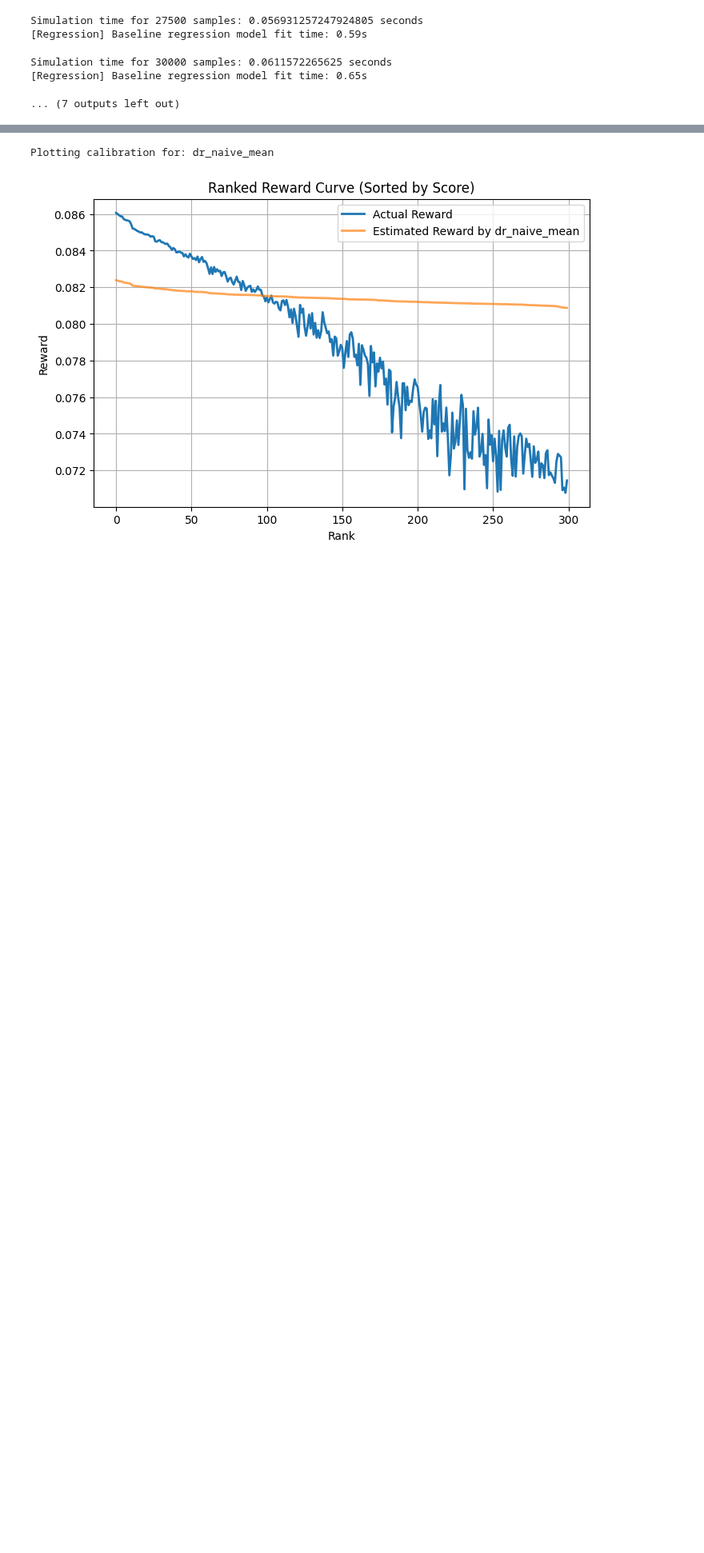
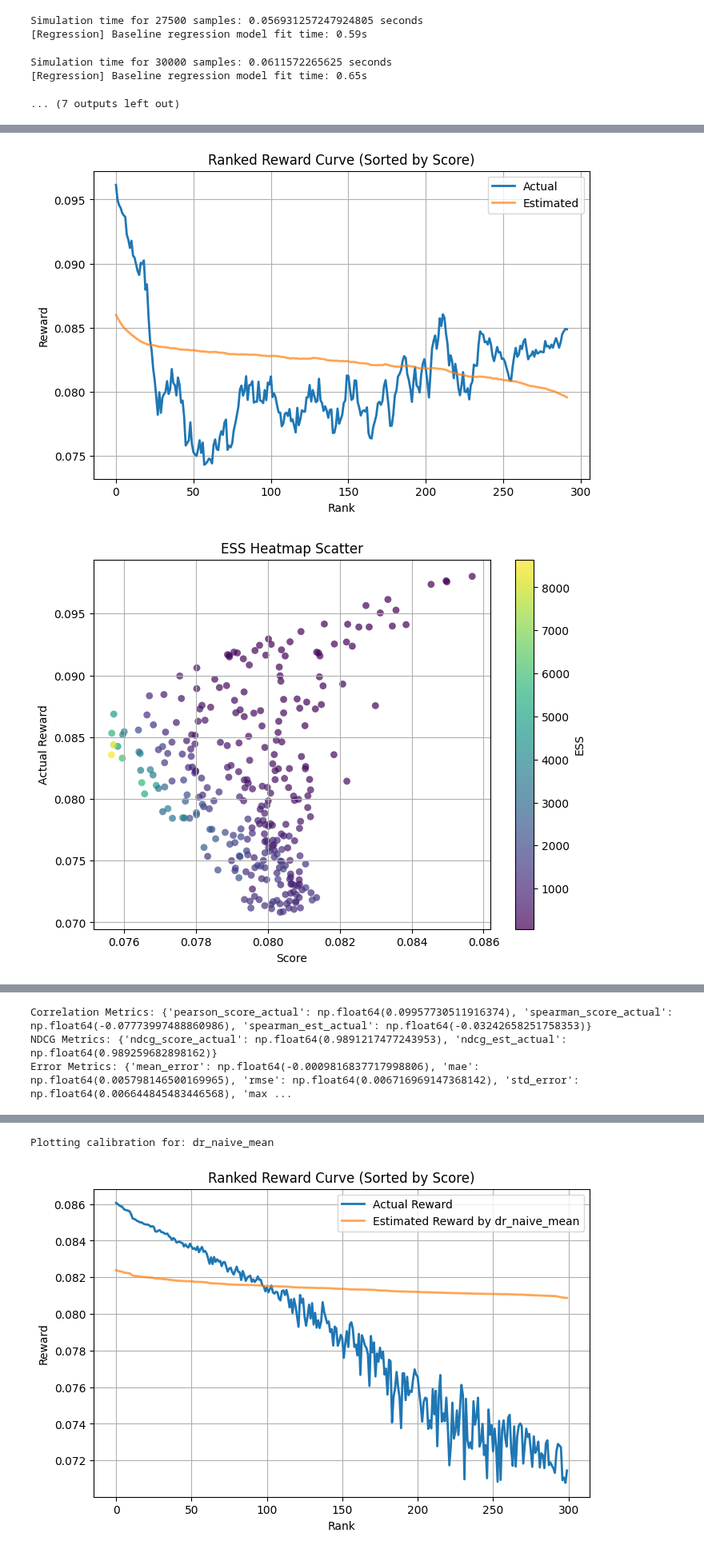
Before and after one commit to TauRoeed/OPC, a Jupyter notebook: run_OPL_tests.ipynb, the cells around one changed output, grey strips where cells are left out. Shown at 80% size. Cells and saved outputs as stored; diff of their text form; code cells hidden in the pictures; blank space fills up the shorter version.

```diff
--- a/run_OPL_tests.ipynb
+++ b/run_OPL_tests.ipynb
@@ -244,0 +229,5 @@ Error Metrics: {'mean_error': np.float64(-0.006175877300954942), 'mae': np.float
+# %%
+compute_statistics_and_plots(df)
+# %% [output]
+[figure, added]
+[figure, added]
@@ -245,3 +241,6 @@ Error Metrics: {'mean_error': np.float64(-0.006175877300954942), 'mae': np.float
+Correlation Metrics: {'pearson_score_actual': np.float64(0.09957730511916374), 'spearman_score_actual': np.float64(-0.07773997488860986), 'spearman_est_actual': np.float64(-0.03242658251758353)}
+NDCG Metrics: {'ndcg_score_actual': np.float64(0.9891217477243953), 'ndcg_est_actual': np.float64(0.989259682898162)}
+Error Metrics: {'mean_error': np.float64(-0.0009816837717998806), 'mae': np.float64(0.005798146500169965), 'rmse': np.float64(0.006716969147368142), 'std_error': np.float64(0.006644845483446568), 'max ...
 # %%
 compute_statistics_and_plots(df)
 # %% [output]
```
Also changed, not shown: parts of 6 cells of this notebook, 1 other file.
